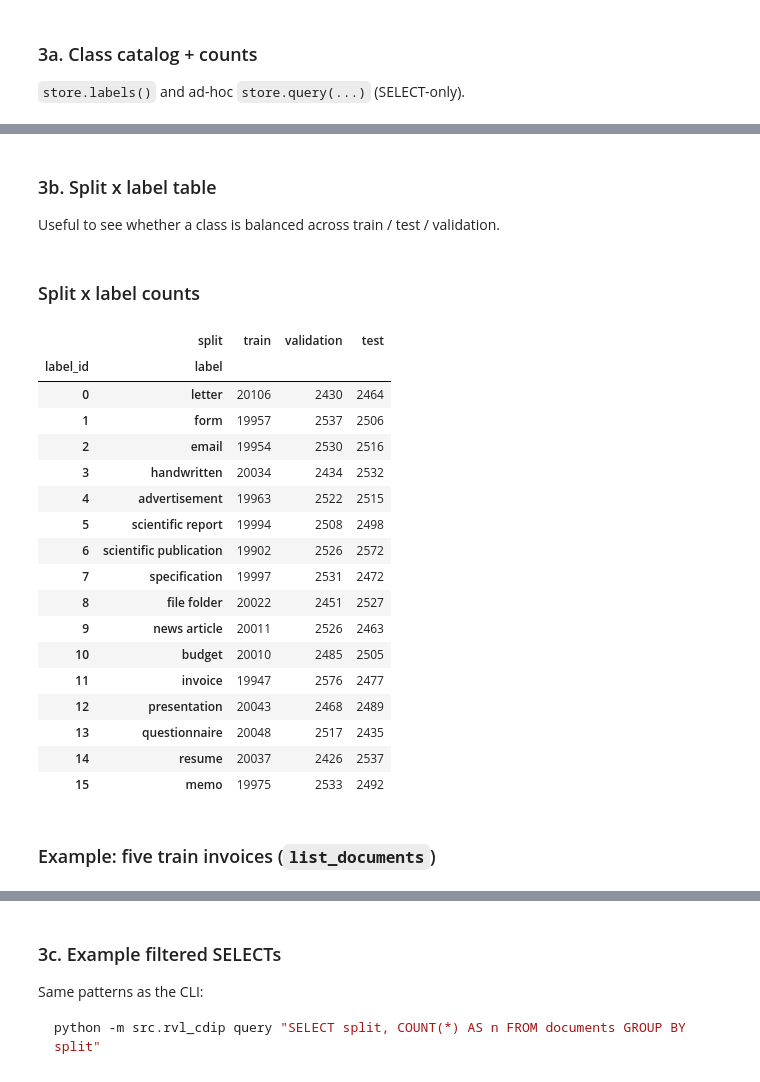
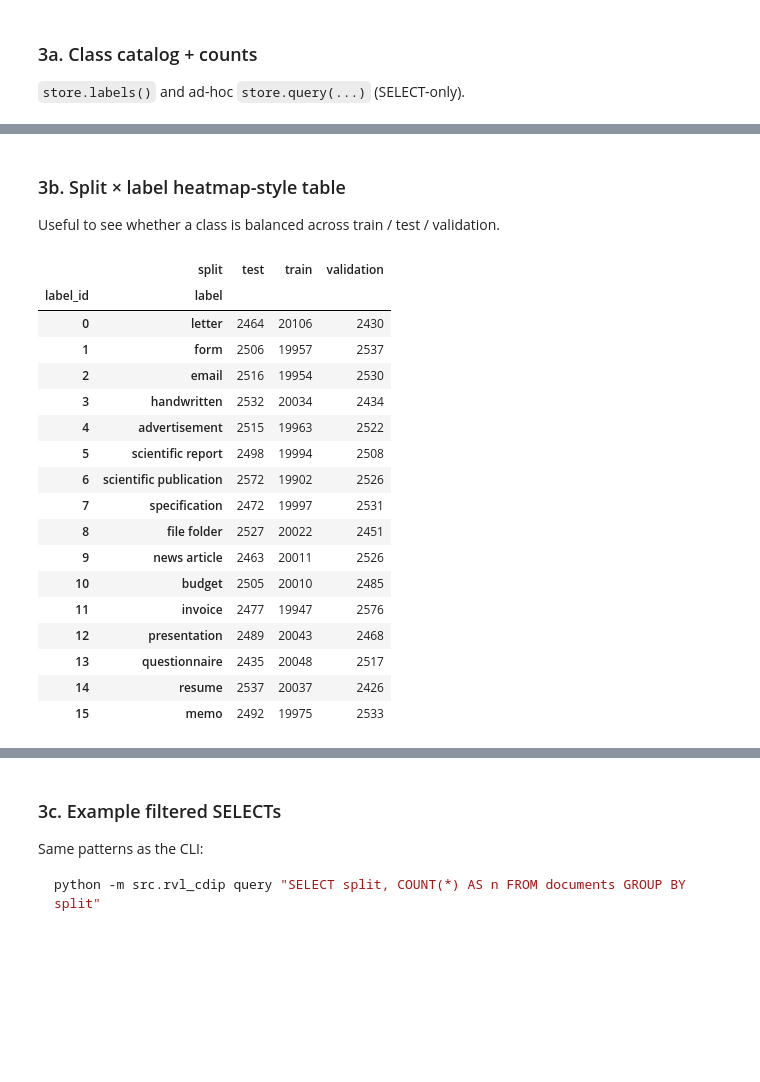
Before and after one commit to Exios66/smol-doc-analyzer, a Jupyter notebook: notebooks/rvl_cdip_recreation_sampling.ipynb, the cells around one changed output, grey strips where cells are left out. Drawn from its saved outputs; the diff is of its cells as text; code cells hidden in the pictures; blank space fills up the shorter version.

```diff
--- a/notebooks/rvl_cdip_recreation_sampling.ipynb
+++ b/notebooks/rvl_cdip_recreation_sampling.ipynb
@@ -35,7 +35,7 @@ from pathlib import Path
 
 import matplotlib.pyplot as plt
 import pandas as pd
-from IPython.display import JSON, Markdown, display
+from IPython.display import Markdown, display
 
 CWD = Path.cwd().resolve()
 # Walk up from docs/notebooks/ (or notebooks/) until pyproject.toml is found.
@@ -52,10 +52,6 @@ from src.utils.io import write_json, write_jsonl
 
 logging.basicConfig(level=logging.INFO, format="%(levelname)s %(name)s: %(message)s")
 
-pd.set_option("display.max_colwidth", 72)
-pd.set_option("display.width", 120)
-pd.set_option("display.max_rows", 40)
-
 DEMO = REPO_ROOT / "data" / "notebook_demo" / "rvl_cdip_recreation"
 DEMO.mkdir(parents=True, exist_ok=True)
 
@@ -70,11 +66,7 @@ print(f"repo:     {REPO_ROOT}")
 print(f"db:       {default_db_path()}")
 print(f"demo out: {DEMO}")
 print(f"SEED={SEED}  N_PER_CLASS={N_PER_CLASS}  SPLIT_FILTER={SPLIT_FILTER!r}")
-display(
-    pd.DataFrame(
-        {"label_id": range(len(LABEL_NAMES)), "label": list(LABEL_NAMES)}
-    ).set_index("label_id")
-)
+print(f"classes:  {len(LABEL_NAMES)} → {list(enumerate(LABEL_NAMES))}")
 # %% [output]
 repo:     /Users/morningstar/Desktop/Cold_Storage/smol-doc-analyzer
 db:       /Users/morningstar/Desktop/Cold_Storage/smol-doc-analyzer/.venv/rvl_cdip/rvl_cdip.db
@@ -240,55 +195,48 @@ plt.show()
 # %% [markdown]
-### 3b. Split x label table
+### 3b. Split × label heatmap-style table
 
 Useful to see whether a class is balanced across train / test / validation.
 # %%
 split_label = store.query(
     """
     SELECT d.split, d.label_id, l.name AS label, COUNT(*) AS n
     FROM documents d
     JOIN labels l ON l.label_id = d.label_id
     GROUP BY d.split, d.label_id
     ORDER BY d.split, d.label_id
     """,
     max_rows=200,
 )
 pivot = (
     pd.DataFrame(split_label)
     .pivot(index=["label_id", "label"], columns="split", values="n")
     .fillna(0)
     .astype(int)
 )
-for col in ("train", "validation", "test"):
-    if col not in pivot.columns:
-        pivot[col] = 0
-pivot = pivot[["train", "validation", "test"]]
-display(Markdown("### Split x label counts"))
 display(pivot)
 
-display(Markdown("### Example: five train invoices (`list_documents`)"))
+# Example: five invoice rows from train via the list helper
 invoice_train = store.list_documents(split="train", label="invoice", limit=5)
 display(pd.DataFrame(invoice_train))
 # %% [output]
-### Split x label counts
-|  | split | train | validation | test |
+|  | split | test | train | validation |
 | label_id | label |  |  |  |
-| 0 | letter | 20106 | 2430 | 2464 |
-| 1 | form | 19957 | 2537 | 2506 |
-| 2 | email | 19954 | 2530 | 2516 |
-| 3 | handwritten | 20034 | 2434 | 2532 |
-| 4 | advertisement | 19963 | 2522 | 2515 |
-| 5 | scientific report | 19994 | 2508 | 2498 |
-| 6 | scientific publication | 19902 | 2526 | 2572 |
-| 7 | specification | 19997 | 2531 | 2472 |
-| 8 | file folder | 20022 | 2451 | 2527 |
-| 9 | news article | 20011 | 2526 | 2463 |
-| 10 | budget | 20010 | 2485 | 2505 |
-| 11 | invoice | 19947 | 2576 | 2477 |
-| 12 | presentation | 20043 | 2468 | 2489 |
-| 13 | questionnaire | 20048 | 2517 | 2435 |
-| 14 | resume | 20037 | 2426 | 2537 |
-| 15 | memo | 19975 | 2533 | 2492 |
+| 0 | letter | 2464 | 20106 | 2430 |
+| 1 | form | 2506 | 19957 | 2537 |
+| 2 | email | 2516 | 19954 | 2530 |
+| 3 | handwritten | 2532 | 20034 | 2434 |
+| 4 | advertisement | 2515 | 19963 | 2522 |
+| 5 | scientific report | 2498 | 19994 | 2508 |
+| 6 | scientific publication | 2572 | 19902 | 2526 |
+| 7 | specification | 2472 | 19997 | 2531 |
+| 8 | file folder | 2527 | 20022 | 2451 |
+| 9 | news article | 2463 | 20011 | 2526 |
+| 10 | budget | 2505 | 20010 | 2485 |
+| 11 | invoice | 2477 | 19947 | 2576 |
+| 12 | presentation | 2489 | 20043 | 2468 |
+| 13 | questionnaire | 2435 | 20048 | 2517 |
+| 14 | resume | 2537 | 20037 | 2426 |
+| 15 | memo | 2492 | 19975 | 2533 |
-### Example: five train invoices (`list_documents`)
 |  | document_id | split | label_id | label | image_relpath | image_abspath | source_line |
 | 0 | train:imagesr/r/l/z/rlz20d00/5211... | train | 11 | invoice | imagesr/r/l/z/rlz20d00/521107137+... | None | 7 |
 | 1 | train:imagesk/k/w/s/kws90e00/9151... | train | 11 | invoice | imagesk/k/w/s/kws90e00/91514628.tif | None | 91 |
```
Also changed, not shown: parts of 10 cells of this notebook, 2 other files.
